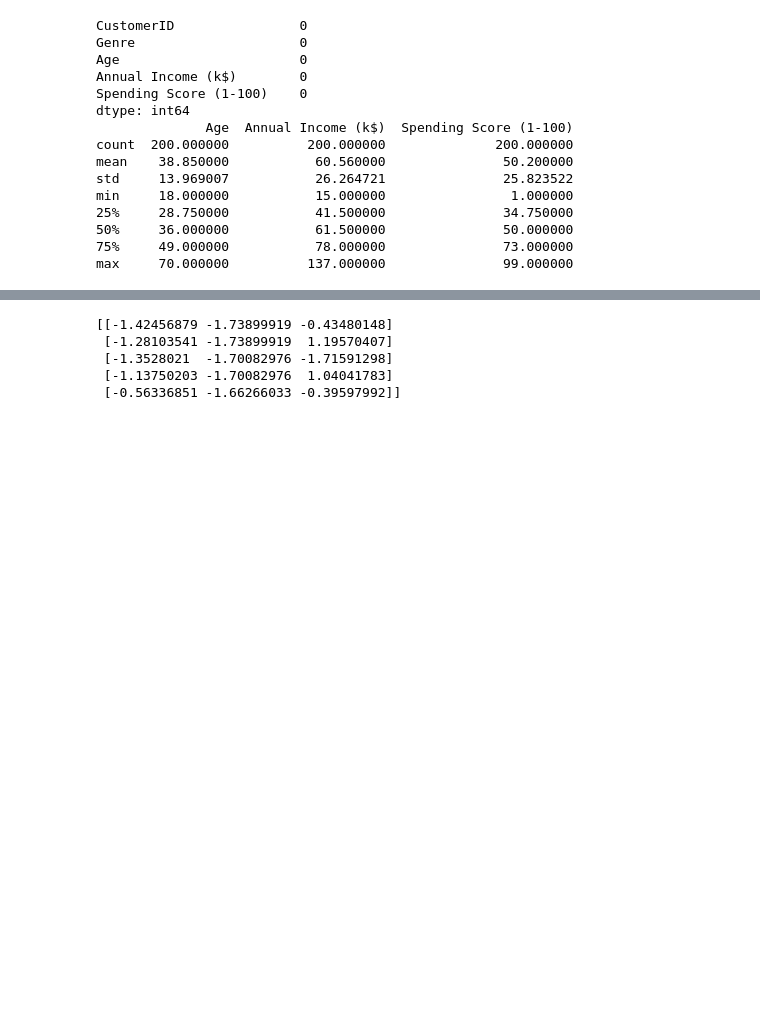
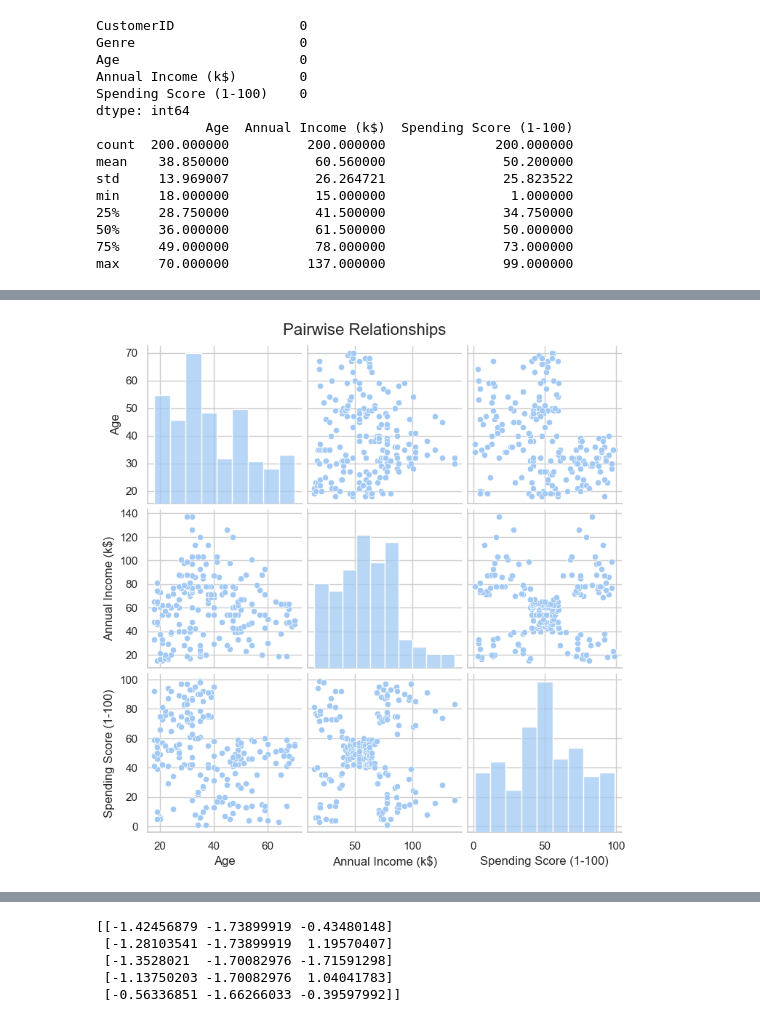
Before and after one commit to mechadns/clustering-customer-behavior, a Jupyter notebook: ClusterLogic.ipynb, the cells around one changed output, grey strips where cells are left out. Cells and saved outputs as stored; diff of their text form; code cells hidden in the pictures; blank space fills up the shorter version.

```diff
--- a/ClusterLogic.ipynb
+++ b/ClusterLogic.ipynb
@@ -55,0 +97,7 @@ max     70.000000          137.000000               99.000000
+# %%
+# Pairplot to examine feature relationships
+sns.pairplot(eda_df)
+plt.suptitle("Pairwise Relationships", y=1.02, fontsize=16)
+plt.show()
+# %% [output]
+[figure, added]
```
Also changed, not shown: parts of 62 cells of this notebook, 2 other files.
